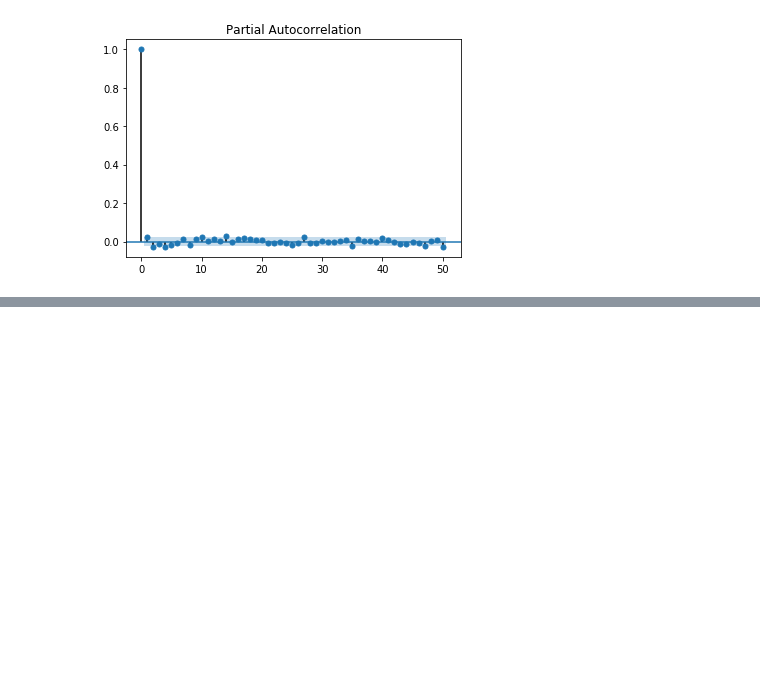
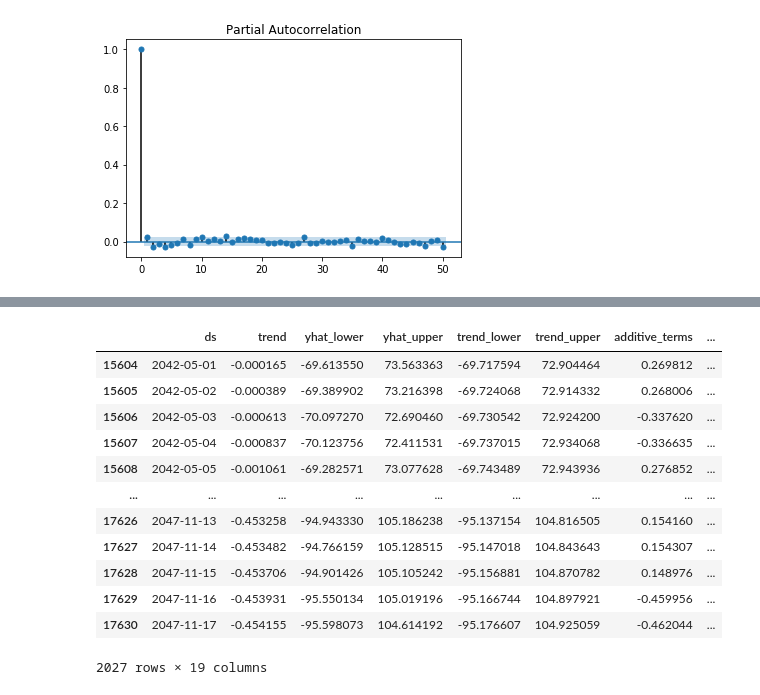
Before and after one commit to blantj/Treasury_Yield_Time_Series, a Jupyter notebook: 10_Year_Yield_Time_Series.ipynb, the cells around one changed output, grey strips where cells are left out. Cells and saved outputs as stored; diff of their text form; code cells hidden in the pictures; blank space fills up the shorter version.

```diff
--- a/10_Year_Yield_Time_Series.ipynb
+++ b/10_Year_Yield_Time_Series.ipynb
@@ -63,0 +200,16 @@ plot_pacf(yield_df_dif.iloc[1:,], alpha=.05, lags=50)
+# %%
+forecast[forecast['trend'] < 0]
+# %% [output]
+|  | ds | trend | yhat_lower | yhat_upper | trend_lower | trend_upper | additive_terms | ... |
+| 15604 | 2042-05-01 | -0.000165 | -69.613550 | 73.563363 | -69.717594 | 72.904464 | 0.269812 | ... |
+| 15605 | 2042-05-02 | -0.000389 | -69.389902 | 73.216398 | -69.724068 | 72.914332 | 0.268006 | ... |
+| 15606 | 2042-05-03 | -0.000613 | -70.097270 | 72.690460 | -69.730542 | 72.924200 | -0.337620 | ... |
+| 15607 | 2042-05-04 | -0.000837 | -70.123756 | 72.411531 | -69.737015 | 72.934068 | -0.336635 | ... |
+| 15608 | 2042-05-05 | -0.001061 | -69.282571 | 73.077628 | -69.743489 | 72.943936 | 0.276852 | ... |
+| ... | ... | ... | ... | ... | ... | ... | ... | ... |
+| 17626 | 2047-11-13 | -0.453258 | -94.943330 | 105.186238 | -95.137154 | 104.816505 | 0.154160 | ... |
+| 17627 | 2047-11-14 | -0.453482 | -94.766159 | 105.128515 | -95.147018 | 104.843643 | 0.154307 | ... |
+| 17628 | 2047-11-15 | -0.453706 | -94.901426 | 105.105242 | -95.156881 | 104.870782 | 0.148976 | ... |
+| 17629 | 2047-11-16 | -0.453931 | -95.550134 | 105.019196 | -95.166744 | 104.897921 | -0.459956 | ... |
+| 17630 | 2047-11-17 | -0.454155 | -95.598073 | 104.614192 | -95.176607 | 104.925059 | -0.462044 | ... |
+2027 rows × 19 columns
```
Also changed, not shown: parts of 20 cells of this notebook, 1 other file.
